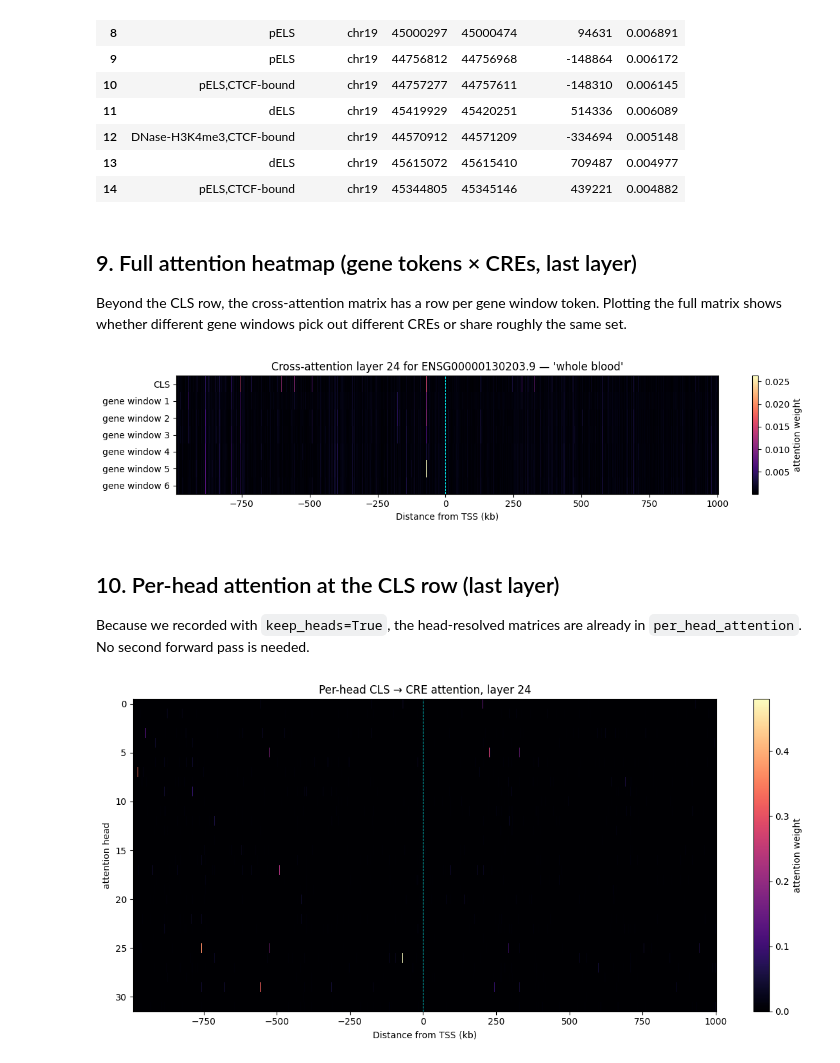
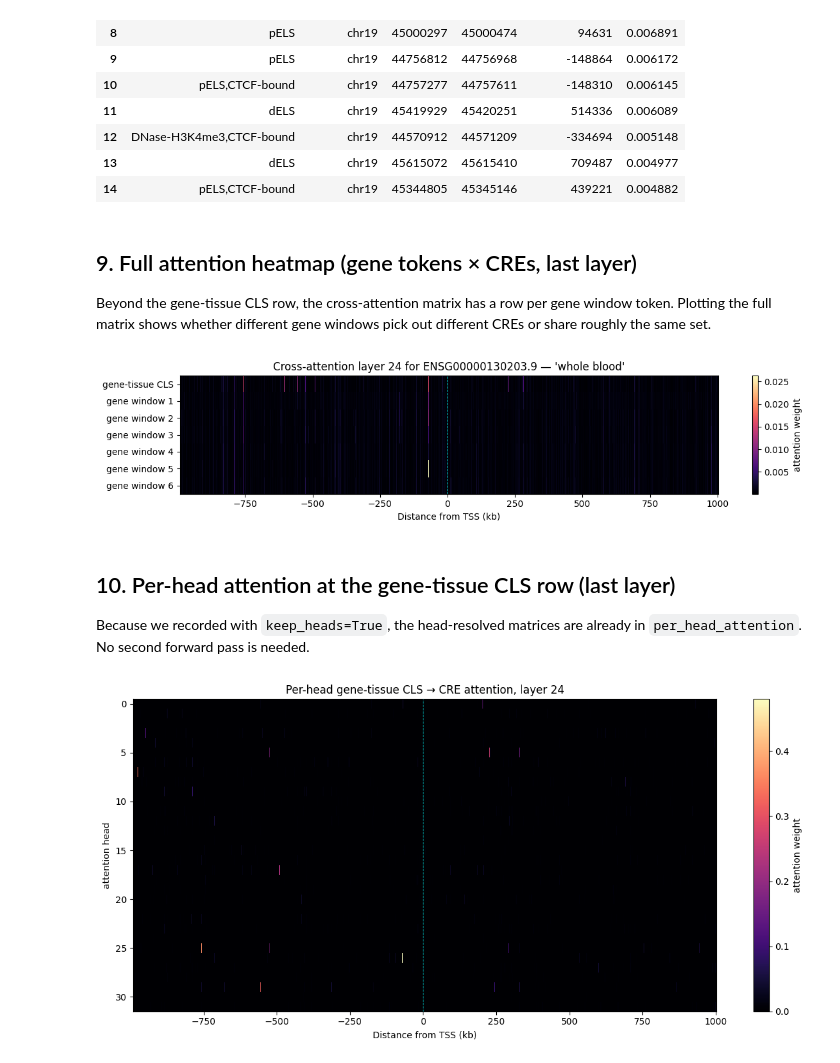
Before and after one commit to czi-ai/variantformer, a Jupyter notebook: notebooks/explore_attention.ipynb, the cells around one changed output. Drawn from its saved outputs; the diff is of its cells as text; code cells hidden in the pictures.

```diff
--- a/notebooks/explore_attention.ipynb
+++ b/notebooks/explore_attention.ipynb
@@ -139,7 +142,7 @@ moves the matrices to CPU and resets the flags.
 # %%
 # keep_heads=True keeps the per-head dimension. Each per-batch entry is
 # a (H, Q, K) tensor instead of being averaged to (Q, K).
-log_attn = LogAttention(layer_ids=LAYERS_TO_LOG, log_heatmaps=False, keep_heads=True)
+log_attn = LogAttention(layer_ids=LAYERS_TO_LOG, keep_heads=True)
 
 batch = next(iter(dataloader))
 for k, v in batch.items():
@@ -243,7 +237,7 @@ directly.
 # %%
 # Stack per-layer attention into a dict[layer_id] -> tensor[H, Q, K]
 per_head_attention = {}      # raw, per-head
-cls_attention = {}           # head-averaged CLS row, vs. CRE position
+gene_tissue_cls_attention = {}  # head-averaged gene-tissue CLS row vs. CRE
 full_attention = {}          # head-averaged (Q, K), all gene tokens
 K_attn = None                # number of CRE keys produced by the model
 for name, mats in log_attn.attention_matrices.items():
@@ -254,8 +248,8 @@ for name, mats in log_attn.attention_matrices.items():
     per_head_attention[layer_id] = A_heads
     A = A_heads.mean(axis=0)  # head-average: (Q, K)
     full_attention[layer_id] = A
-    # The CLS / multi-registry token is the first query token.
-    cls_attention[layer_id] = A[0]
+    # The gene-tissue CLS token is the first query token.
+    gene_tissue_cls_attention[layer_id] = A[0]
     K_attn = A.shape[1]
 
 # Reconcile manifest CRE count with attention key count.
@@ -273,16 +267,17 @@ if n_aligned != len(cre_df) or n_aligned != K_attn:
         f'aligning to first {n_aligned} positions.'
     )
 cre_df = cre_df.iloc[:n_aligned].reset_index(drop=True)
-for layer_id in list(cls_attention):
-    cls_attention[layer_id] = cls_attention[layer_id][:n_aligned]
+for layer_id in list(gene_tissue_cls_attention):
+    gene_tissue_cls_attention[layer_id] = gene_tissue_cls_attention[layer_id][:n_aligned]
 x_kb = cre_df['distance_to_tss'].values / 1000.0  # used by the plots below
 
-ordered_layers = sorted(cls_attention)
+ordered_layers = sorted(gene_tissue_cls_attention)
 print('Cross-attention shapes:')
 for layer_id in ordered_layers:
     print(
         f'  layer {layer_id:2d}: per_head={per_head_attention[layer_id].shape}  '
-        f'full={full_attention[layer_id].shape}  cls_row={cls_attention[layer_id].shape}'
+        f'full={full_attention[layer_id].shape}  '
+        f'gene_tissue_cls_row={gene_tissue_cls_attention[layer_id].shape}'
     )
 # %% [output]
 Cross-attention shapes:
@@ -352,43 +351,44 @@ ranked[['cre_name', 'chromosome', 'start_cre', 'end_cre', 'distance_to_tss', 'at
 # %% [markdown]
 ## 9. Full attention heatmap (gene tokens × CREs, last layer)
 
-Beyond the CLS row, the cross-attention matrix has a row per gene window
+Beyond the gene-tissue CLS row, the cross-attention matrix has a row per
+gene window
 token. Plotting the full matrix shows whether different gene windows pick
 out different CREs or share roughly the same set.
 # %%
 A = full_attention[last_layer][:, : len(cre_df)]
 fig, ax = plt.subplots(figsize=(12, max(2.5, 0.4 * A.shape[0])))
 im = ax.imshow(
     A,
     aspect='auto',
     cmap='magma',
     extent=[x_kb.min(), x_kb.max(), A.shape[0] - 0.5, -0.5],
     interpolation='nearest',
 )
 ax.axvline(0, color='cyan', lw=0.7, ls='--')
 ax.set_yticks(np.arange(A.shape[0]))
-y_labels = ['CLS'] + [f'gene window {i}' for i in range(1, A.shape[0])]
+y_labels = ['gene-tissue CLS'] + [f'gene window {i}' for i in range(1, A.shape[0])]
 ax.set_yticklabels(y_labels)
 ax.set_xlabel('Distance from TSS (kb)')
 ax.set_title(f'Cross-attention layer {last_layer} for {GENE_ID} — {TISSUE!r}')
 fig.colorbar(im, ax=ax, label='attention weight')
 fig.tight_layout()
 plt.show()
 # %% [output]
-[figure, old version]
+[figure, new version]
 # %% [markdown]
-## 10. Per-head attention at the CLS row (last layer)
+## 10. Per-head attention at the gene-tissue CLS row (last layer)
 
 Because we recorded with `keep_heads=True`, the head-resolved matrices are
 already in `per_head_attention`. No second forward pass is needed.
 # %%
 head_mats = per_head_attention[ordered_layers[-1]]  # (H, Q, K)
 n_heads = head_mats.shape[0]
-cls_per_head = head_mats[:, 0, : len(cre_df)]  # (H, K_real)
+gene_tissue_cls_per_head = head_mats[:, 0, : len(cre_df)]  # (H, K_real)
 
 fig, ax = plt.subplots(figsize=(12, max(3, 0.18 * n_heads)))
 im = ax.imshow(
-    cls_per_head,
+    gene_tissue_cls_per_head,
     aspect='auto',
     cmap='magma',
     extent=[x_kb.min(), x_kb.max(), n_heads - 0.5, -0.5],
@@ -397,12 +397,12 @@ im = ax.imshow(
 ax.axvline(0, color='cyan', lw=0.7, ls='--')
 ax.set_xlabel('Distance from TSS (kb)')
 ax.set_ylabel('attention head')
-ax.set_title(f'Per-head CLS → CRE attention, layer {ordered_layers[-1]}')
+ax.set_title(f'Per-head gene-tissue CLS → CRE attention, layer {ordered_layers[-1]}')
 fig.colorbar(im, ax=ax, label='attention weight')
 fig.tight_layout()
 plt.show()
 # %% [output]
-[figure, old version]
+[figure, new version]
 # %% [markdown]
 ## Recap
 
```
Also changed, not shown: parts of 12 cells of this notebook, 2 other files.
